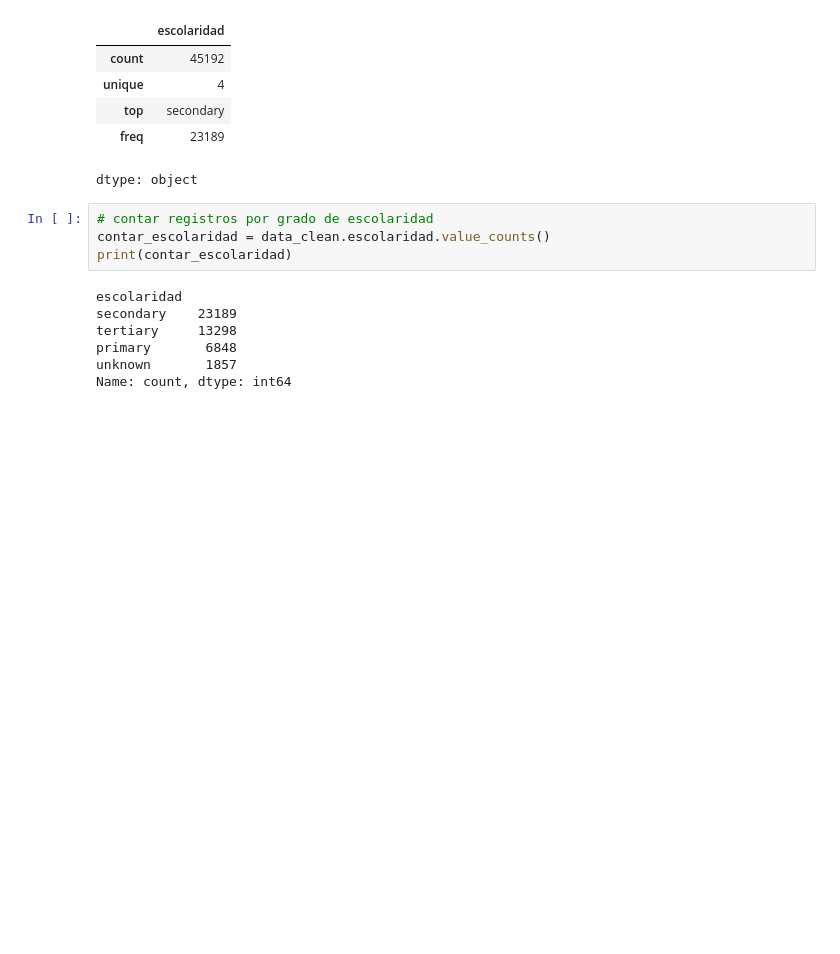
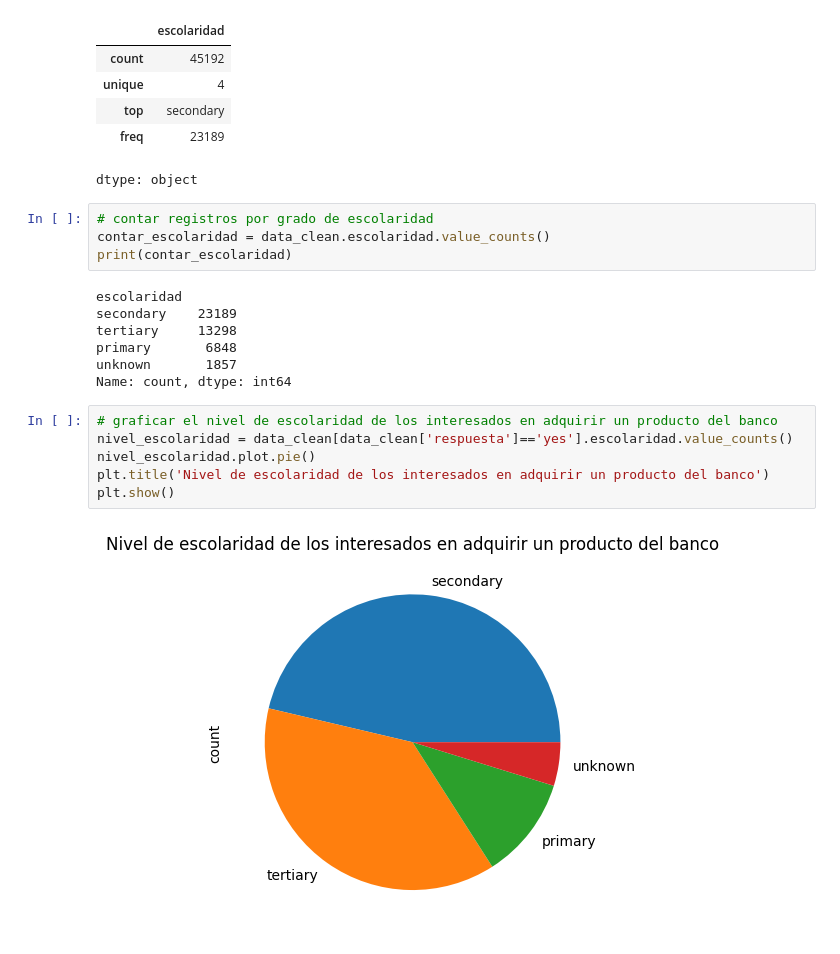
Before and after one commit to Felipecuestas98/Bootcamp-Mintic, a Jupyter notebook: Ejercicio_banco.ipynb, the cells around one changed output. Drawn from its saved outputs; the diff is of its cells as text; blank space fills up the shorter version.

```diff
--- a/Ejercicio_banco.ipynb
+++ b/Ejercicio_banco.ipynb
@@ -510,3 +510,11 @@ tertiary     13298
 primary       6848
 unknown       1857
 Name: count, dtype: int64
+# %%
+# graficar el nivel de escolaridad de los interesados en adquirir un producto del banco
+nivel_escolaridad = data_clean[data_clean['respuesta']=='yes'].escolaridad.value_counts()
+nivel_escolaridad.plot.pie()
+plt.title('Nivel de escolaridad de los interesados en adquirir un producto del banco')
+plt.show()
+# %% [output]
+[figure, added]
```
Also changed, not shown: parts of 2 cells of this notebook.
